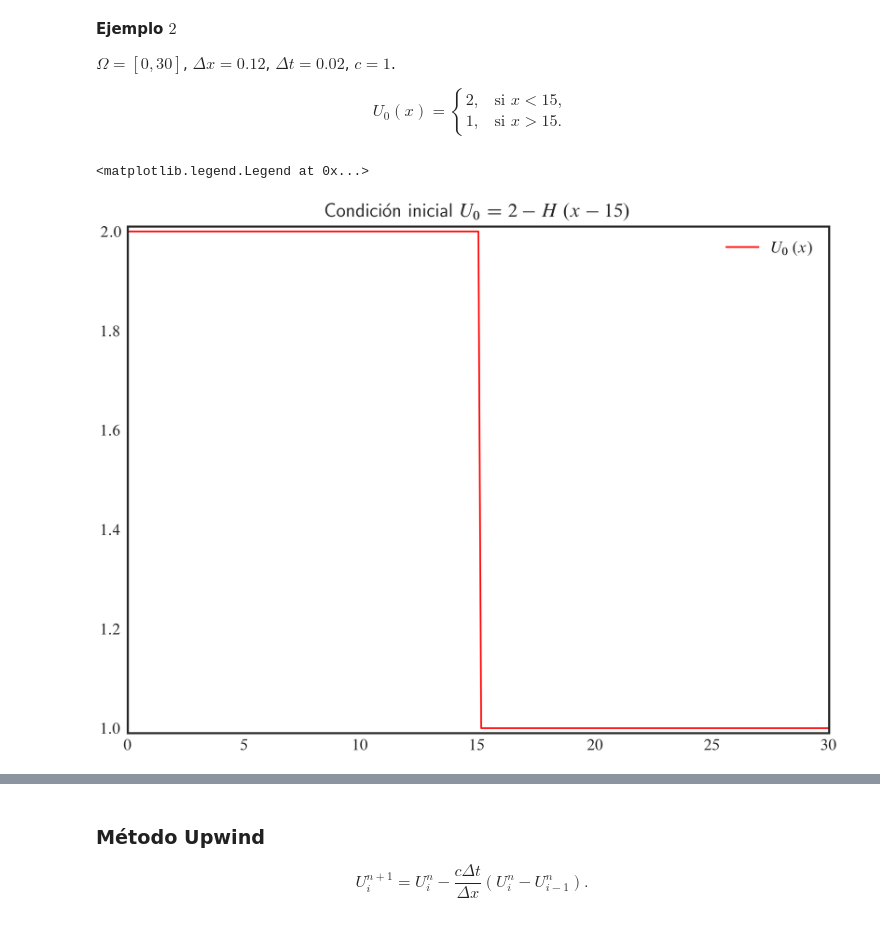
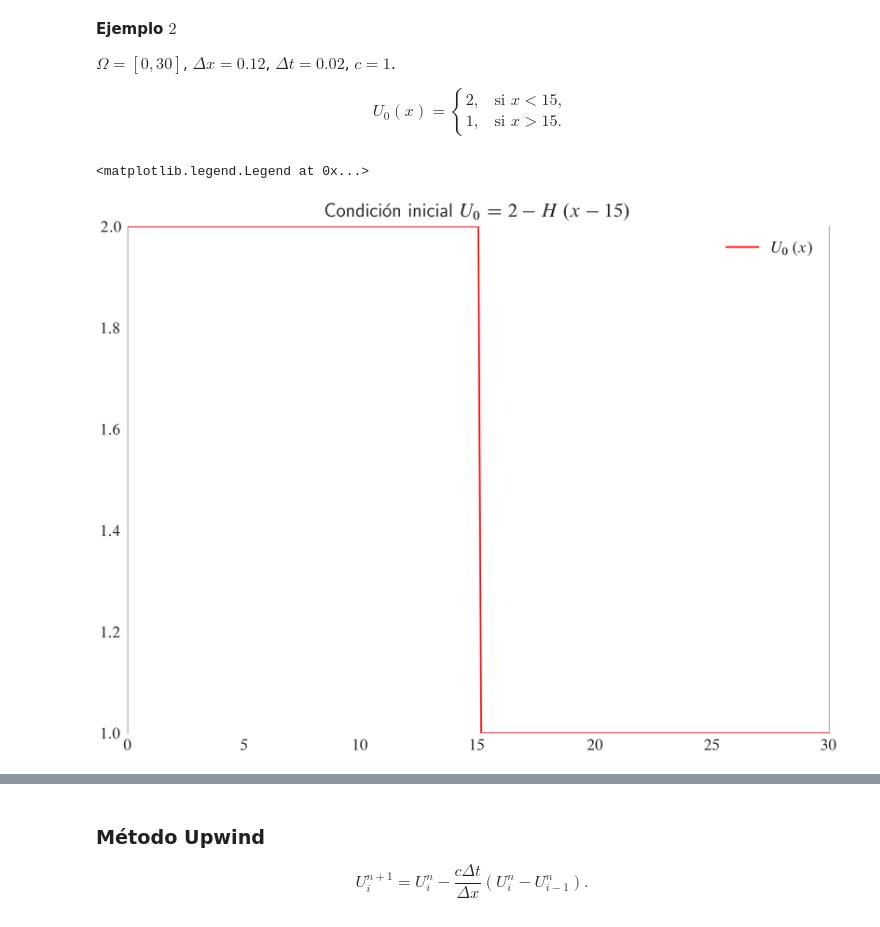
Before and after one commit to carlosal1015/finite-volume-hyperbolic-problems, a Jupyter notebook: 02-notebook.ipynb, the cells around one changed output, grey strips where cells are left out. Saved outputs shown, nothing was run; the diff lists cells and outputs as text; code cells hidden in the pictures.

```diff
--- a/02-notebook.ipynb
+++ b/02-notebook.ipynb
@@ -781,20 +831,28 @@ def U(x, U_left=2, U_right=1, x0=15):
 # %%
 fig, ax = plt.subplots(layout="constrained")
 ax.plot(
     x,
     U(x),
     color="red",
     label=r"$U_{0}\left(x\right)$",
     linestyle="solid",
     linewidth=1.0,
 )
+ax.spines["bottom"].set_color("none")
+ax.spines["top"].set_color("none")
+ax.spines["left"].set_alpha(alpha=0.8)
+ax.spines["left"].set_edgecolor(color="gray")
+ax.spines["left"].set_linewidth(w=0.5)
+ax.spines["right"].set_alpha(alpha=0.8)
+ax.spines["right"].set_edgecolor(color="gray")
+ax.spines["right"].set_linewidth(w=0.5)
 ax.set_title(label=r"Condición inicial $U_{0}=2-H\left(x-15\right)$", loc="center")
 ax.set_xlim(left=x[0], right=x[-1])
-ax.set_ylim(bottom=1 - 0.01, top=2 + 0.01)
+ax.set_ylim(bottom=U(x).min(), top=U(x).max())
 ax.legend(loc="best")
 # %% [output]
 <matplotlib.legend.Legend at 0x...>
-[figure, old version]
+[figure, new version]
 # %%
 fig, ax = plt.subplots(layout="constrained")
 (ln,) = ax.plot(
```
Also changed, not shown: parts of 11 cells of this notebook, 18 other files.
